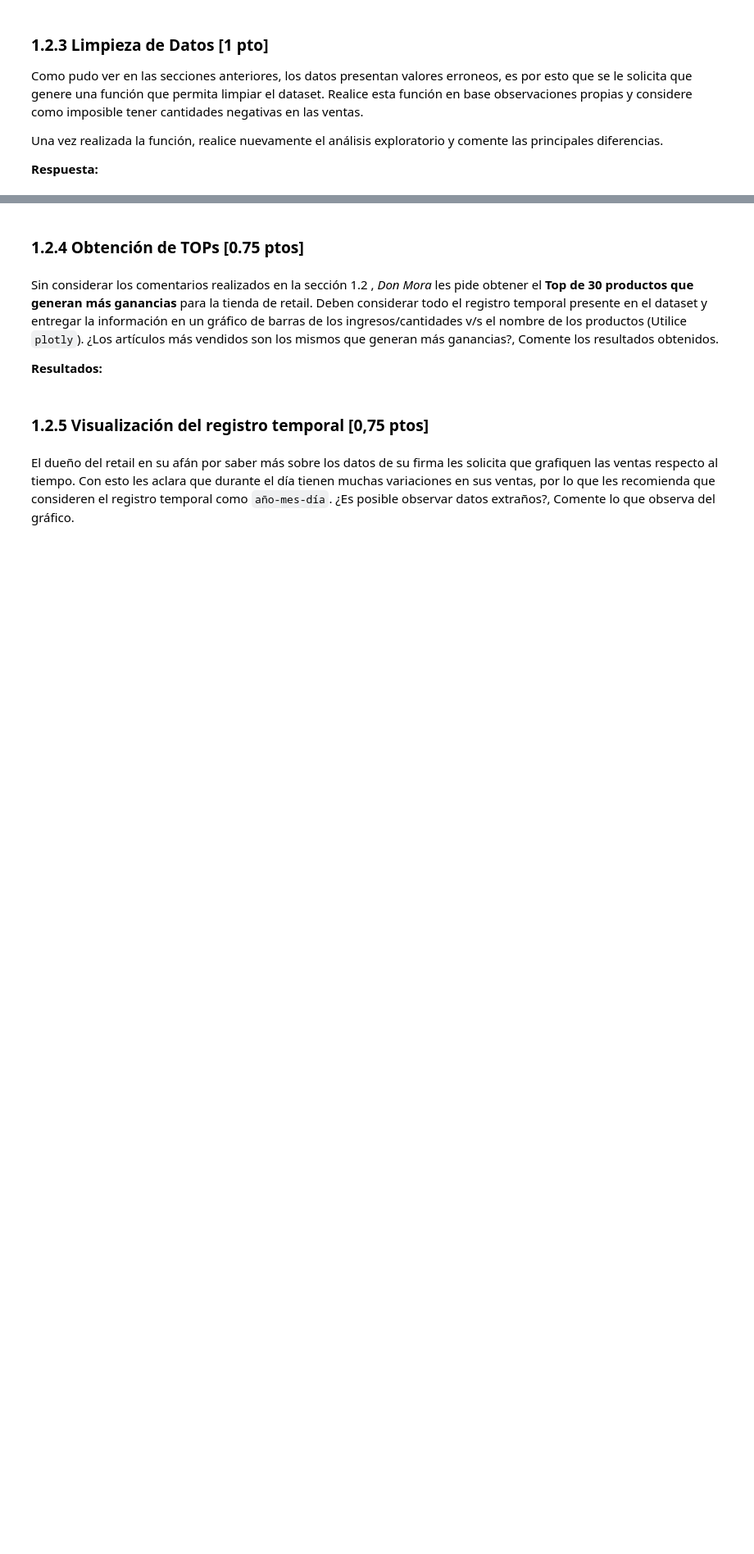
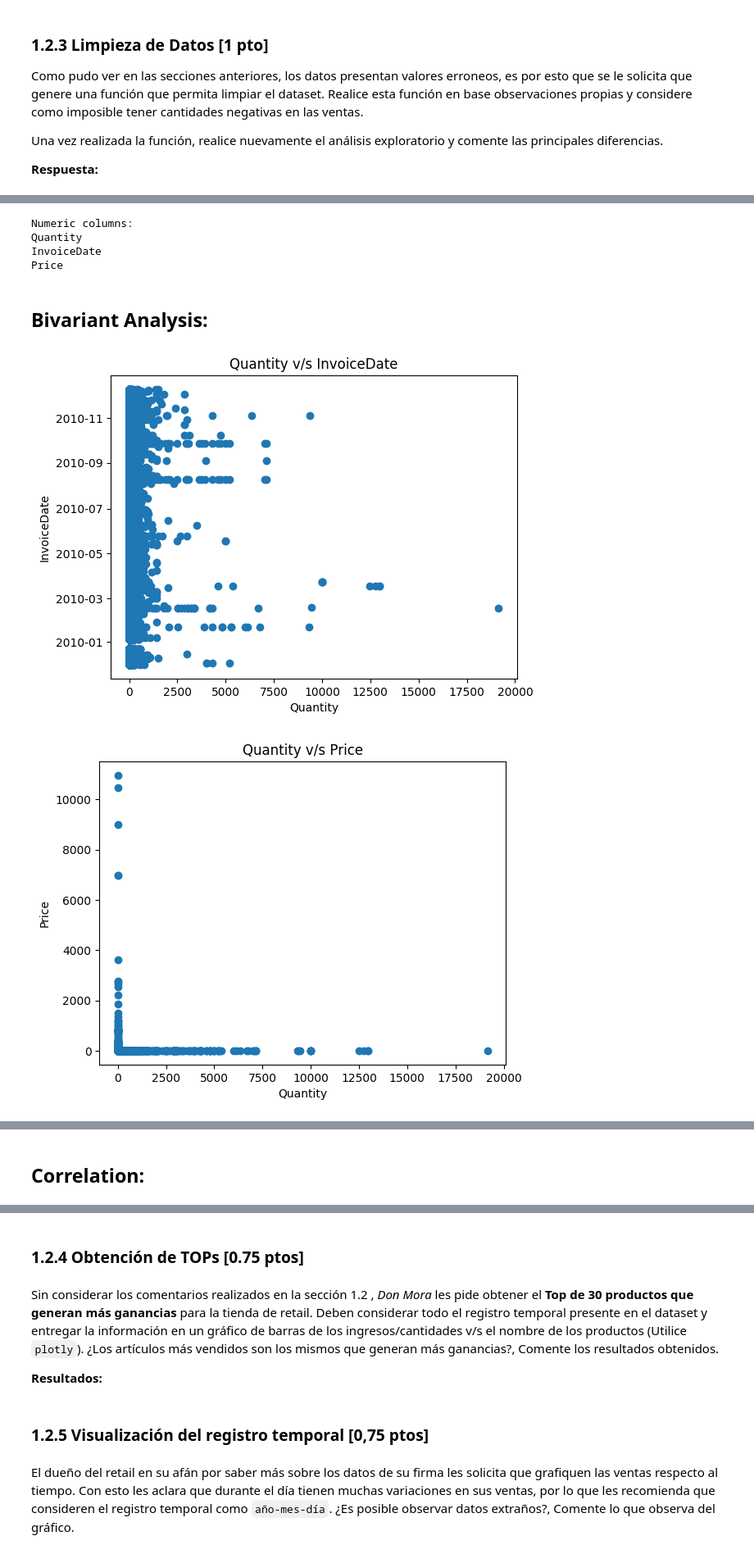
Before and after one commit to nicoacevedor/MDS7202, a Jupyter notebook: lab6/Lab6.ipynb, the cells around one changed output, grey strips where cells are left out. Shown at 82% size. Cells and saved outputs as stored; diff of their text form; code cells hidden in the pictures; blank space fills up the shorter version.

```diff
--- a/lab6/Lab6.ipynb
+++ b/lab6/Lab6.ipynb
@@ -431,0 +438,9 @@ Código Aquí
+# %%
+def clean_dataset(df_in):
+    df = df_in.dropna()
+    df = df[df['Price'] >= 0]
+    df = df[df['Quantity'] >= 0]
+    return df.reset_index(drop=True)
+
+df_clean = clean_dataset(df_retail)
+df_clean
@@ -431,0 +519,10 @@ Código Aquí
+# %%
+profile_df(df_clean)
+# %% [output]
+Numeric columns:
+Quantity
+InvoiceDate
+Price
+## Bivariant Analysis:
+[figure, added]
+[figure, added]
@@ -431,0 +530 @@ Código Aquí
+## Correlation:
```
Also changed, not shown: parts of 12 cells of this notebook.
